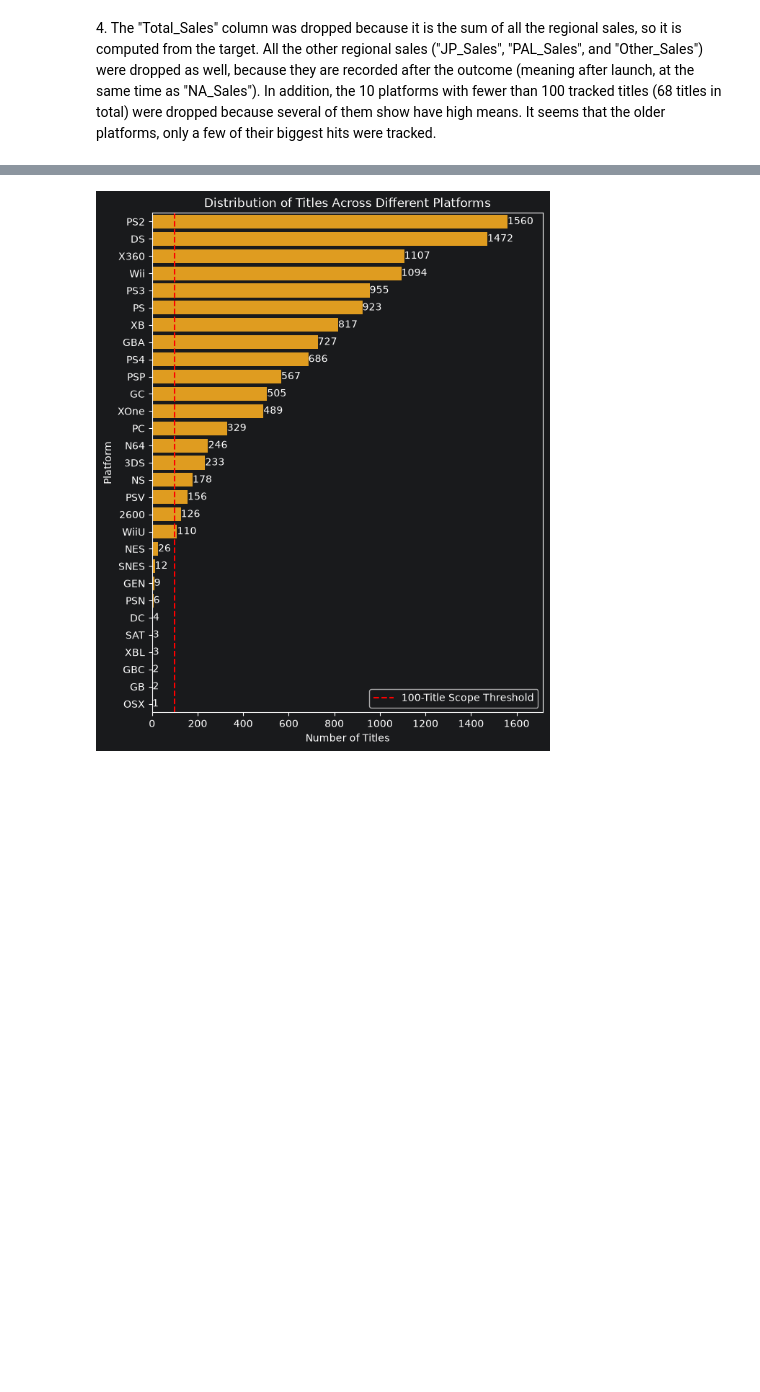
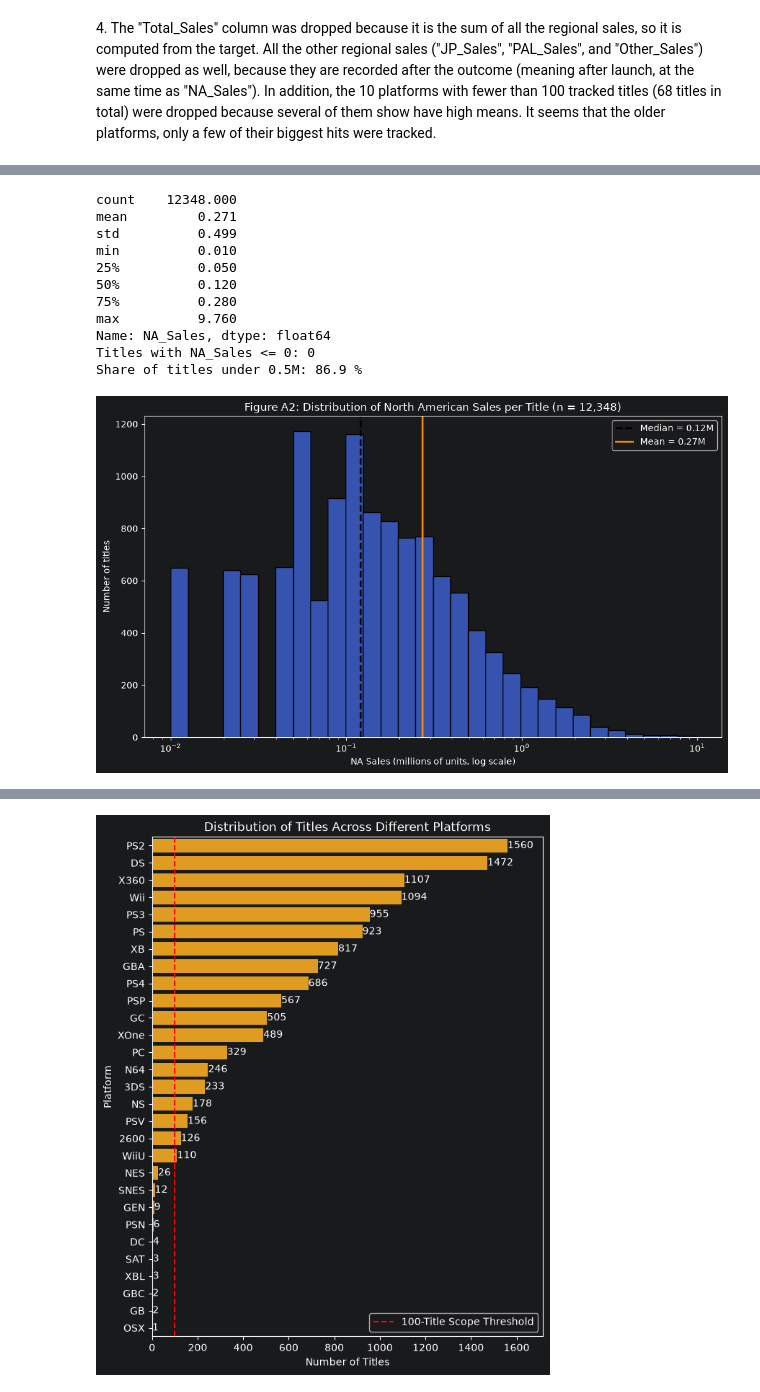
Before and after one commit to sergio-fernandez10/CS577-Project, a Jupyter notebook: Phase 3/Group6_Aaron_Sergio_Phase3.ipynb, the cells around one changed output, grey strips where cells are left out. Saved outputs shown, nothing was run; the diff lists cells and outputs as text; code cells hidden in the pictures; blank space fills up the shorter version.

```diff
--- a/Phase 3/Group6_Aaron_Sergio_Phase3.ipynb
+++ b/Phase 3/Group6_Aaron_Sergio_Phase3.ipynb
@@ -51,0 +85,35 @@ The shape of phase3_working.csv is (12280, 8)
+# %%
+print(df["NA_Sales"].describe().round(3))
+print("Titles with NA_Sales <= 0:", (df["NA_Sales"] <= 0).sum())
+print("Share of titles under 0.5M:", round((df["NA_Sales"] < 0.5).mean() * 100, 1), "%")
+
+med = df["NA_Sales"].median()
+mean = df["NA_Sales"].mean()
+
+fig, ax = plt.subplots(figsize=(10, 6))
+
+sns.histplot(data=df, x="NA_Sales", log_scale=True, bins=30, color="royalblue", ax=ax)
+
+ax.axvline(med, color="black", linestyle="--", linewidth=2, label=f"Median = {med:.2f}M")
+ax.axvline(mean, color="darkorange", linestyle="-", linewidth=2, label=f"Mean = {mean:.2f}M")
+ax.legend()
+
+ax.set_title("Figure A2: Distribution of North American Sales per Title (n = 12,348)")
+ax.set_xlabel("NA Sales (millions of units, log scale)")
+ax.set_ylabel("Number of titles")
+
+plt.tight_layout()
+plt.show()
+# %% [output]
+count    12348.000
+mean         0.271
+std          0.499
+min          0.010
+25%          0.050
+50%          0.120
+75%          0.280
+max          9.760
+Name: NA_Sales, dtype: float64
+Titles with NA_Sales <= 0: 0
+Share of titles under 0.5M: 86.9 %
+[figure, added]
```
Also changed, not shown: parts of 31 cells of this notebook.
